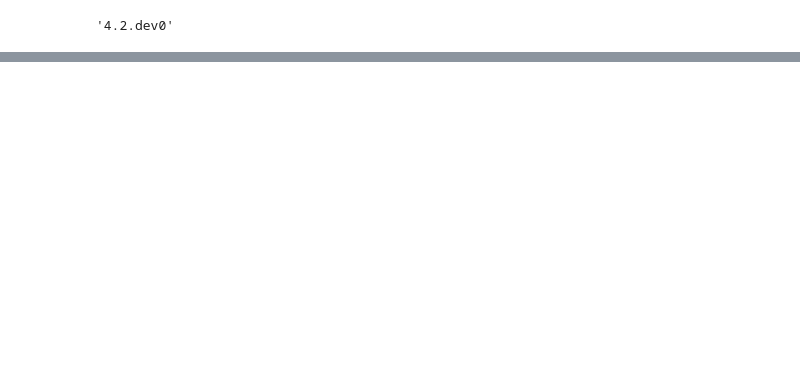
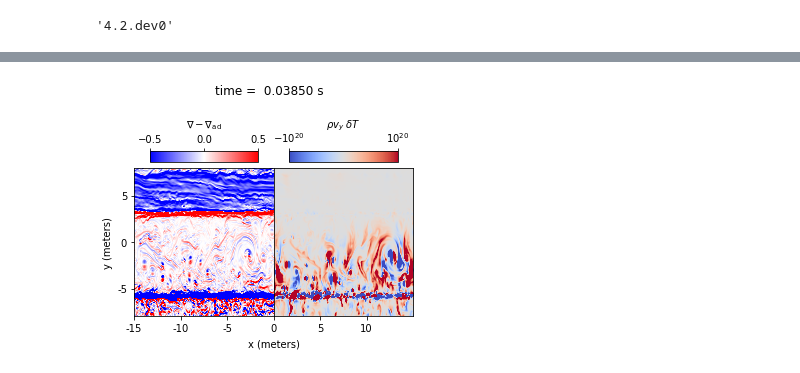
Before and after one commit to AMReX-Astro/MAESTROeX, a Jupyter notebook: Exec/science/xrb_layered/analysis/play_yt.ipynb, the cells around one changed output, grey strips where cells are left out. Cells and saved outputs as stored; diff of their text form; code cells hidden in the pictures; blank space fills up the shorter version.

```diff
--- a/Exec/science/xrb_layered/analysis/play_yt.ipynb
+++ b/Exec/science/xrb_layered/analysis/play_yt.ipynb
@@ -185,0 +435,85 @@ np.max(Tpert)
+# %%
+ds=ds2
+W,H,_ = ds.domain_right_edge
+nx,ny,_ = ds.domain_dimensions
+x = np.linspace(-W.v/2,W.v/2,nx)
+y = np.linspace(-H.v/2,H.v/2,ny)
+
+# Create fig
+fig,axes = plt.subplots(1,2,figsize=(5,4))
+fig.subplots_adjust(wspace=0)
+
+# del minus del ad
+slc = yt.SlicePlot(ds,'z','ad_excess')
+frb = slc.data_source.to_frb(width=W,height=H,resolution=(nx,ny))
+z = frb['ad_excess']
+img = axes[0].imshow(z, origin="lower", extent=(-W/2,0,-H/2,H/2), cmap="bwr", vmin=-0.5, vmax=0.5)
+
+r = 1.0 # width ratio of cbar to plot
+pos = axes[0].get_position()
+x0,y0,h,w = pos.x0,pos.y0,pos.height,pos.width
+cax1 = fig.add_axes([x0+(1-r)*w/2, y0+0.87*h, w*r, h/20])
+
+cbar = plt.colorbar(img, cax=cax1, orientation="horizontal", ticks=[-1,1])
+cax1.xaxis.set_ticks_position("top")
+cax1.set_xlabel(r"$\nabla-\nabla_{\rm ad}$")
+cax1.xaxis.set_label_coords(0.5, 4)
+cax1.set_xticks([-0.5,0,0.5])
+
+# heat flux
+slc = yt.SlicePlot(ds,'z','rho')
+frb = slc.data_source.to_frb(width=W,height=H,resolution=(nx,ny))
+rho = frb['rho']
+
+slc = yt.SlicePlot(ds,'z','vely')
+frb = slc.data_source.to_frb(width=W,height=H,resolution=(nx,ny))
+vy = frb['vely']
+
+slc = yt.SlicePlot(ds,'z','tpert')
+frb = slc.data_source.to_frb(width=W,height=H,resolution=(nx,ny))
+dT = frb['tpert']
+
+z = rho*vy*dT
+# img = axes[1].imshow(z, origin="lower", extent=(0,W/2,-H/2,H/2), cmap="inferno", vmin=16, vmax=20)
+img = axes[1].imshow(z, origin="lower", extent=(0,W/2,-H/2,H/2), cmap="coolwarm", vmin=-1e20, vmax=1e20)
+
+
+pos = axes[1].get_position()
+x0,y0 = pos.x0,pos.y0
+cax2 = fig.add_axes([x0+(1-r)*w/2, y0+0.87*h, w*r, h/20])
+
+cbar = plt.colorbar(img, cax=cax2, orientation="horizontal")
+cax2.xaxis.set_ticks_position("top")
+cax2.set_xlabel(r"$\rho v_y\;\delta T$")
+cax2.xaxis.set_label_coords(0.5, 4)
+cax2.set_xticks([-1e20,1e20],[r"$-10^{20}$","$10^{20}$"])
+
+axes[0].set_ylim([-800,800])
+axes[1].set_ylim([-800,800])
+axes[0].set_yticks([-500,0,500],["-5","0","5"])
+axes[1].set_yticks([])
+axes[0].set_xlim([-1500,0])
+axes[1].set_xlim([0,1500])
+axes[0].set_xticks([-1500,-1000,-500],["-15","-10","-5"])
+axes[1].set_xticks([0,500,1000],["0","5","10"])
+axes[0].set_ylabel("y (meters)")
+axes[0].set_xlabel("x (meters)")
+axes[0].xaxis.set_label_coords(1., -0.15)
+
+
+# Streamplot
+slc = yt.SlicePlot(ds,'z','velx')
+frb = slc.data_source.to_frb(width=W,height=H,resolution=(nx,ny))
+vx = np.array(frb['velx'])
+slc = yt.SlicePlot(ds,'z','vely')
+frb = slc.data_source.to_frb(width=W,height=H,resolution=(nx,ny))
+vy = np.array(frb['vely'])
+
+V = np.sqrt(vx**2+vy**2)
+lw = V/V.max()
+
+# axes[0].streamplot(x,y,vx,vy, color='k', density=2, linewidth=lw, arrowsize=0.7)
+# axes[1].streamplot(x,y,vx,vy, color='k', density=2, linewidth=lw, arrowsize=0.7)
+
+fig.suptitle(fr"time = {float(ds.current_time):8.5f} s", y=1.05)
+# %% [output]
@@ -185,0 +521 @@ np.max(Tpert)
+[figure, added]
```
Also changed, not shown: parts of 15 cells of this notebook, 23 other files.
